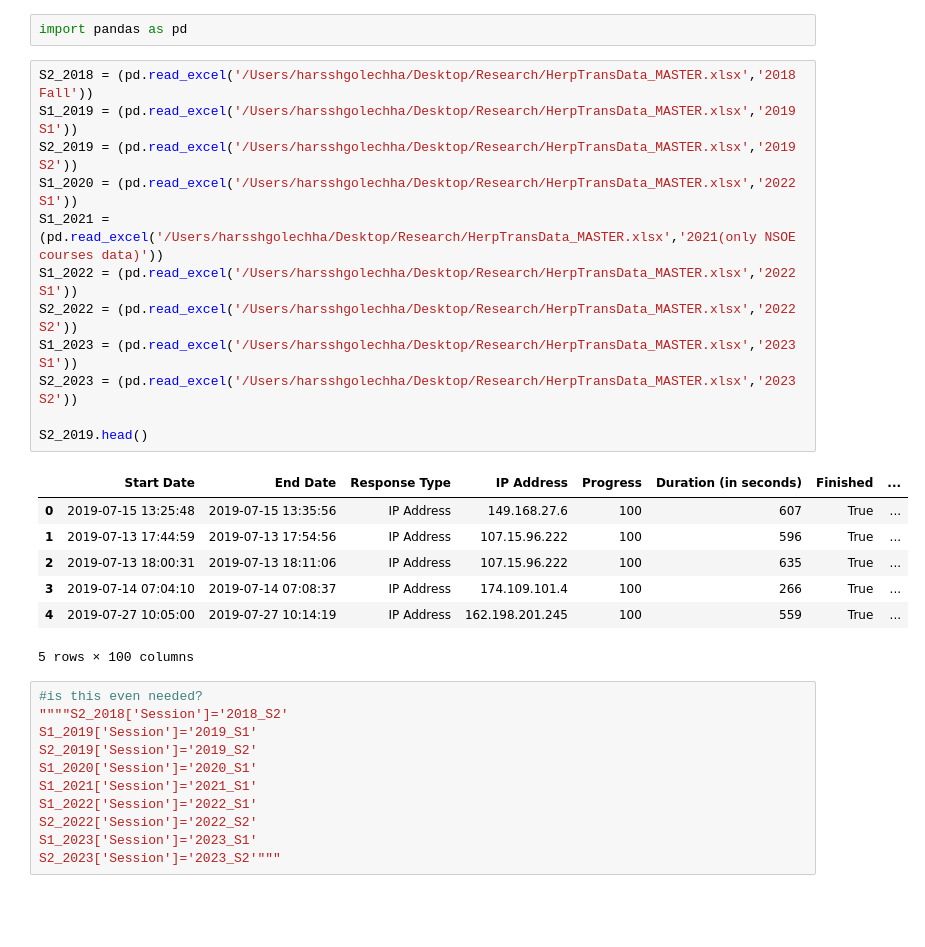
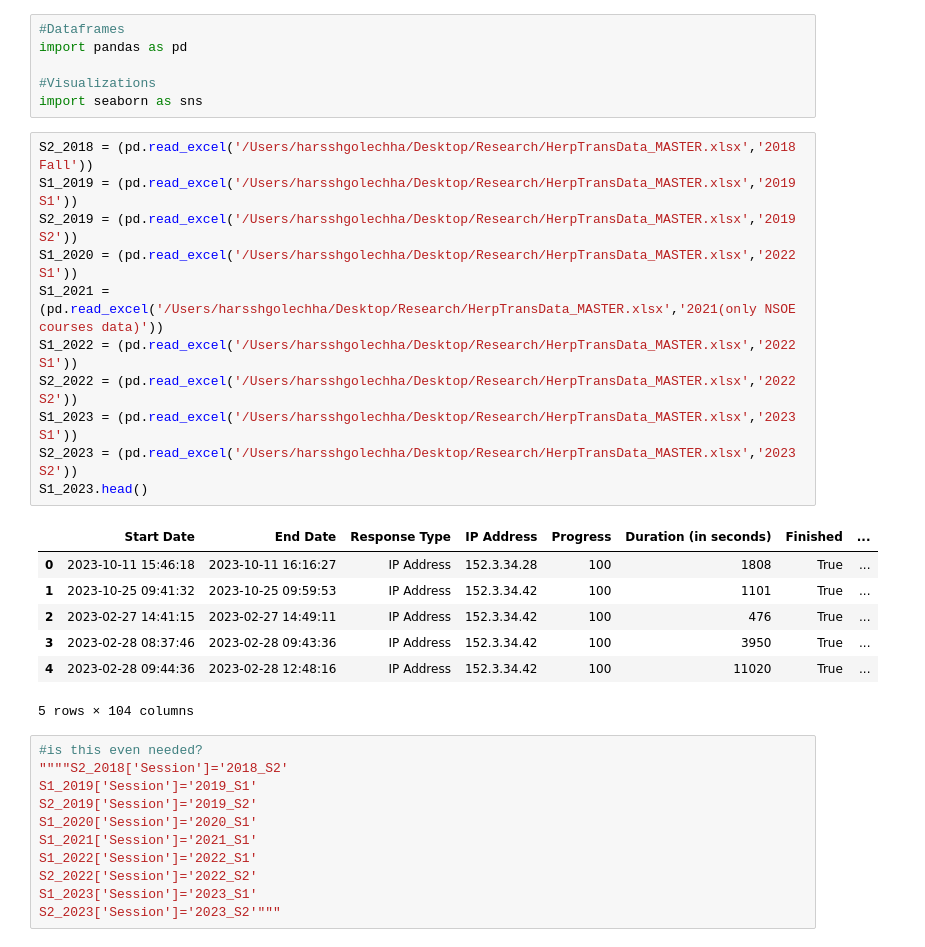
Before and after one commit to harssh03/Team-21-Duke-Forest, a Jupyter notebook: New Data cleaner.ipynb, the cells around one changed output. Cells and saved outputs as stored; diff of their text form; blank space fills up the shorter version.

```diff
--- a/New Data cleaner.ipynb
+++ b/New Data cleaner.ipynb
@@ -1,25 +1,28 @@
-# %%
-import pandas as pd
+# %%
+#Dataframes
+import pandas as pd
+
+#Visualizations
+import seaborn as sns
 # %%
 S2_2018 = (pd.read_excel('/Users/harsshgolechha/Desktop/Research/HerpTransData_MASTER.xlsx','2018 Fall'))
 S1_2019 = (pd.read_excel('/Users/harsshgolechha/Desktop/Research/HerpTransData_MASTER.xlsx','2019 S1'))
 S2_2019 = (pd.read_excel('/Users/harsshgolechha/Desktop/Research/HerpTransData_MASTER.xlsx','2019 S2'))
 S1_2020 = (pd.read_excel('/Users/harsshgolechha/Desktop/Research/HerpTransData_MASTER.xlsx','2022 S1'))
 S1_2021 = (pd.read_excel('/Users/harsshgolechha/Desktop/Research/HerpTransData_MASTER.xlsx','2021(only NSOE courses data)'))
 S1_2022 = (pd.read_excel('/Users/harsshgolechha/Desktop/Research/HerpTransData_MASTER.xlsx','2022 S1'))
 S2_2022 = (pd.read_excel('/Users/harsshgolechha/Desktop/Research/HerpTransData_MASTER.xlsx','2022 S2'))
 S1_2023 = (pd.read_excel('/Users/harsshgolechha/Desktop/Research/HerpTransData_MASTER.xlsx','2023 S1'))
 S2_2023 = (pd.read_excel('/Users/harsshgolechha/Desktop/Research/HerpTransData_MASTER.xlsx','2023 S2'))
-
-S2_2019.head()
+S1_2023.head()
 # %% [output]
 |  | Start Date | End Date | Response Type | IP Address | Progress | Duration (in seconds) | Finished | ... |
-| 0 | 2019-07-15 13:25:48 | 2019-07-15 13:35:56 | IP Address | 149.168.27.6 | 100 | 607 | True | ... |
-| 1 | 2019-07-13 17:44:59 | 2019-07-13 17:54:56 | IP Address | 107.15.96.222 | 100 | 596 | True | ... |
-| 2 | 2019-07-13 18:00:31 | 2019-07-13 18:11:06 | IP Address | 107.15.96.222 | 100 | 635 | True | ... |
-| 3 | 2019-07-14 07:04:10 | 2019-07-14 07:08:37 | IP Address | 174.109.101.4 | 100 | 266 | True | ... |
-| 4 | 2019-07-27 10:05:00 | 2019-07-27 10:14:19 | IP Address | 162.198.201.245 | 100 | 559 | True | ... |
+| 0 | 2023-10-11 15:46:18 | 2023-10-11 16:16:27 | IP Address | 152.3.34.28 | 100 | 1808 | True | ... |
+| 1 | 2023-10-25 09:41:32 | 2023-10-25 09:59:53 | IP Address | 152.3.34.42 | 100 | 1101 | True | ... |
+| 2 | 2023-02-27 14:41:15 | 2023-02-27 14:49:11 | IP Address | 152.3.34.42 | 100 | 476 | True | ... |
+| 3 | 2023-02-28 08:37:46 | 2023-02-28 09:43:36 | IP Address | 152.3.34.42 | 100 | 3950 | True | ... |
+| 4 | 2023-02-28 09:44:36 | 2023-02-28 12:48:16 | IP Address | 152.3.34.42 | 100 | 11020 | True | ... |
-5 rows × 100 columns
+5 rows × 104 columns
 # %%
 #is this even needed?
 """"S2_2018['Session']='2018_S2'
```
Also changed, not shown: parts of 6 cells of this notebook.
